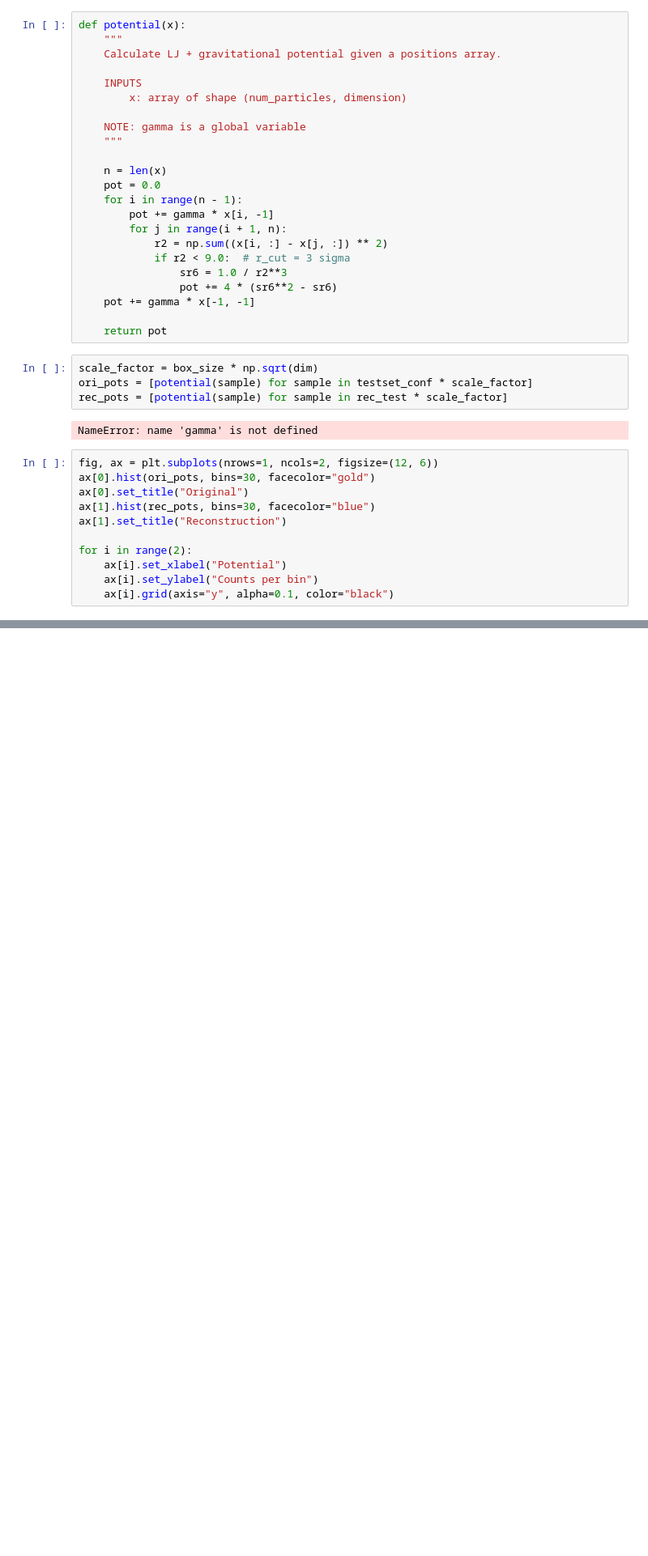
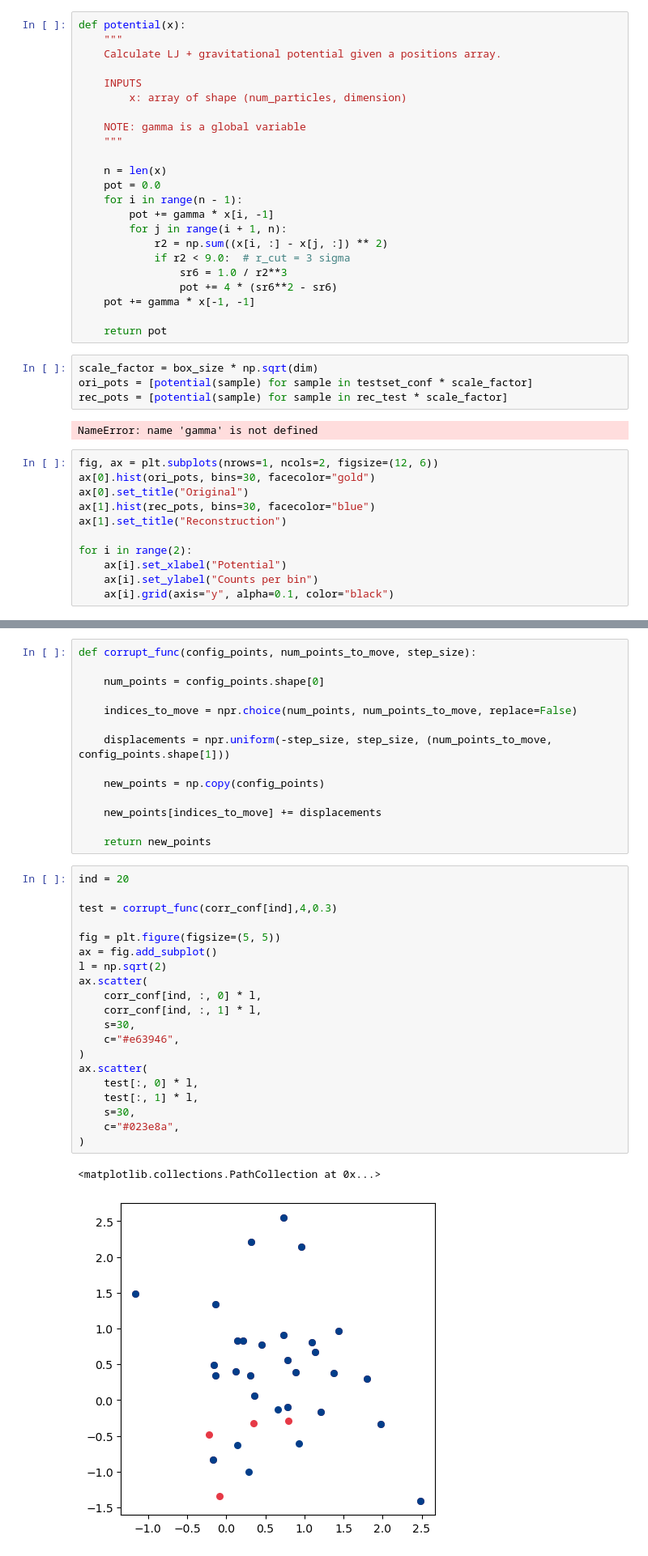
Before and after one commit to group9ine/variational-autoencoders, a Jupyter notebook: DistMatConv2D-vulture.ipynb, the cells around one changed output, grey strips where cells are left out. Shown at 81% size. Drawn from its saved outputs; the diff is of its cells as text; blank space fills up the shorter version.

```diff
--- a/DistMatConv2D-vulture.ipynb
+++ b/DistMatConv2D-vulture.ipynb
@@ -716,0 +759,37 @@ for i in range(2):
+# %%
+def corrupt_func(config_points, num_points_to_move, step_size):
+
+    num_points = config_points.shape[0]
+
+    indices_to_move = npr.choice(num_points, num_points_to_move, replace=False)
+
+    displacements = npr.uniform(-step_size, step_size, (num_points_to_move, config_points.shape[1]))
+
+    new_points = np.copy(config_points)
+
+    new_points[indices_to_move] += displacements
+
+    return new_points
+# %%
+ind = 20
+
+test = corrupt_func(corr_conf[ind],4,0.3)
+
+fig = plt.figure(figsize=(5, 5))
+ax = fig.add_subplot()
+l = np.sqrt(2)
+ax.scatter(
+    corr_conf[ind, :, 0] * l,
+    corr_conf[ind, :, 1] * l,
+    s=30,
+    c="#e63946",
+)
+ax.scatter(
+    test[:, 0] * l,
+    test[:, 1] * l,
+    s=30,
+    c="#023e8a",
+)
+# %% [output]
+<matplotlib.collections.PathCollection at 0x...>
+[figure, added]
```
Also changed, not shown: parts of 7 cells of this notebook.
